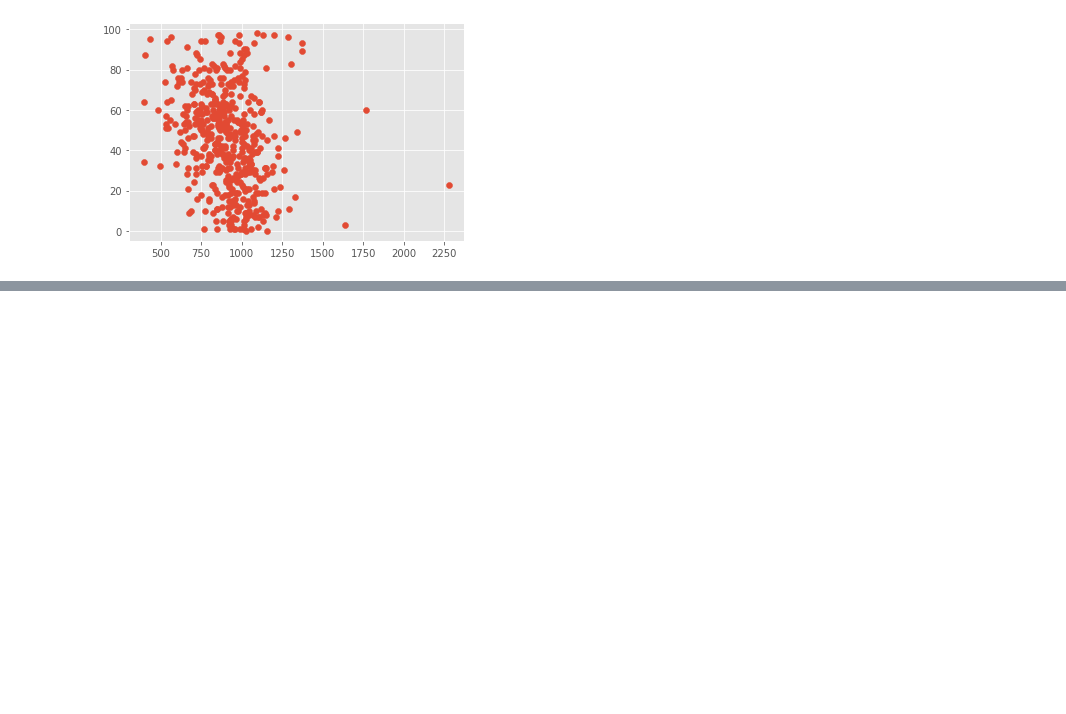
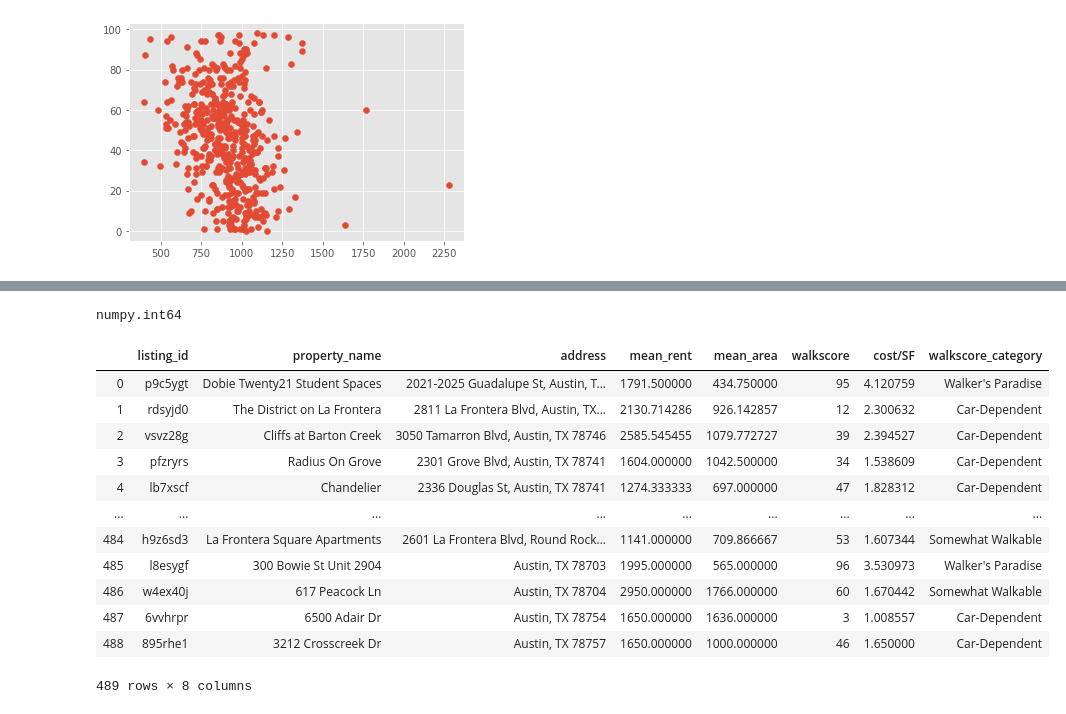
Before and after one commit to sn-ekstrand/walkability-and-cost, a Jupyter notebook: notebooks/eda.ipynb, the cells around one changed output, grey strips where cells are left out. Saved outputs shown, nothing was run; the diff lists cells and outputs as text; code cells hidden in the pictures; blank space fills up the shorter version.

Commit message:
added walkscore category to dataframe

```diff
--- a/notebooks/eda.ipynb
+++ b/notebooks/eda.ipynb
@@ -45,0 +48,38 @@ NameError: name 'plt' is not defined
+# %%
+df['walkscore'] = pd.to_numeric(df['walkscore'])
+# %%
+type(df['walkscore'][0])
+# %% [output]
+numpy.int64
+# %%
+df['walkscore_category'] = ''
+
+def ws_cat(df):
+    if df['walkscore'] >= 90:
+        return "Walker's Paradise"
+    elif 90 > df['walkscore'] >= 70:
+        return "Very Walkable"
+    elif 70 > df['walkscore'] >= 50:
+        return "Somewhat Walkable"
+    elif 50 > df['walkscore'] >= 25:
+        return "Car-Dependent"
+    elif 25 > df['walkscore'] >= 0:
+        return "Car-Dependent"
+
+df['walkscore_category'] = df.apply(ws_cat, axis=1)
+
+df
+# %% [output]
+|  | listing_id | property_name | address | mean_rent | mean_area | walkscore | cost/SF | walkscore_category |
+| 0 | p9c5ygt | Dobie Twenty21 Student Spaces | 2021-2025 Guadalupe St, Austin, T... | 1791.500000 | 434.750000 | 95 | 4.120759 | Walker's Paradise |
+| 1 | rdsyjd0 | The District on La Frontera | 2811 La Frontera Blvd, Austin, TX... | 2130.714286 | 926.142857 | 12 | 2.300632 | Car-Dependent |
+| 2 | vsvz28g | Cliffs at Barton Creek | 3050 Tamarron Blvd, Austin, TX 78746 | 2585.545455 | 1079.772727 | 39 | 2.394527 | Car-Dependent |
+| 3 | pfzryrs | Radius On Grove | 2301 Grove Blvd, Austin, TX 78741 | 1604.000000 | 1042.500000 | 34 | 1.538609 | Car-Dependent |
+| 4 | lb7xscf | Chandelier | 2336 Douglas St, Austin, TX 78741 | 1274.333333 | 697.000000 | 47 | 1.828312 | Car-Dependent |
+| ... | ... | ... | ... | ... | ... | ... | ... | ... |
+| 484 | h9z6sd3 | La Frontera Square Apartments | 2601 La Frontera Blvd, Round Rock... | 1141.000000 | 709.866667 | 53 | 1.607344 | Somewhat Walkable |
+| 485 | l8esygf | 300 Bowie St Unit 2904 | Austin, TX 78703 | 1995.000000 | 565.000000 | 96 | 3.530973 | Walker's Paradise |
+| 486 | w4ex40j | 617 Peacock Ln | Austin, TX 78704 | 2950.000000 | 1766.000000 | 60 | 1.670442 | Somewhat Walkable |
+| 487 | 6vvhrpr | 6500 Adair Dr | Austin, TX 78754 | 1650.000000 | 1636.000000 | 3 | 1.008557 | Car-Dependent |
+| 488 | 895rhe1 | 3212 Crosscreek Dr | Austin, TX 78757 | 1650.000000 | 1000.000000 | 46 | 1.650000 | Car-Dependent |
+489 rows × 8 columns
```
Also changed, not shown: parts of 3 cells of this notebook.
